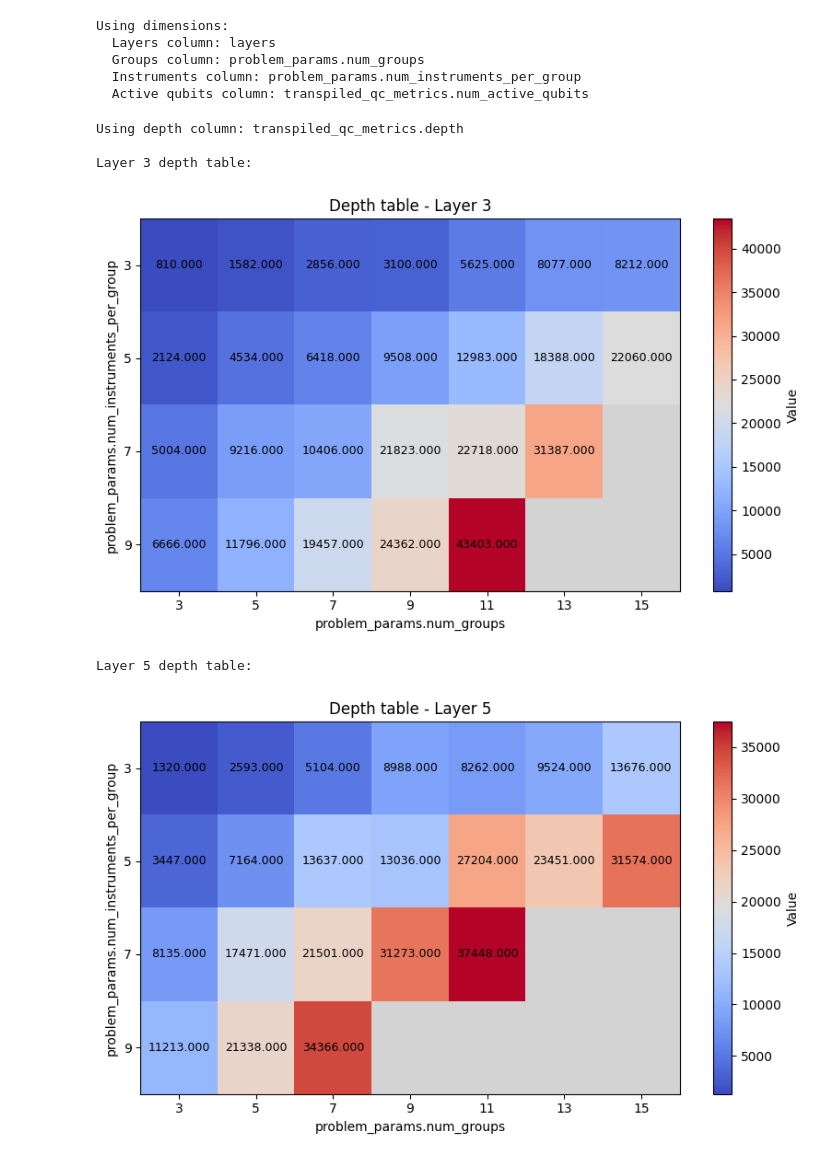
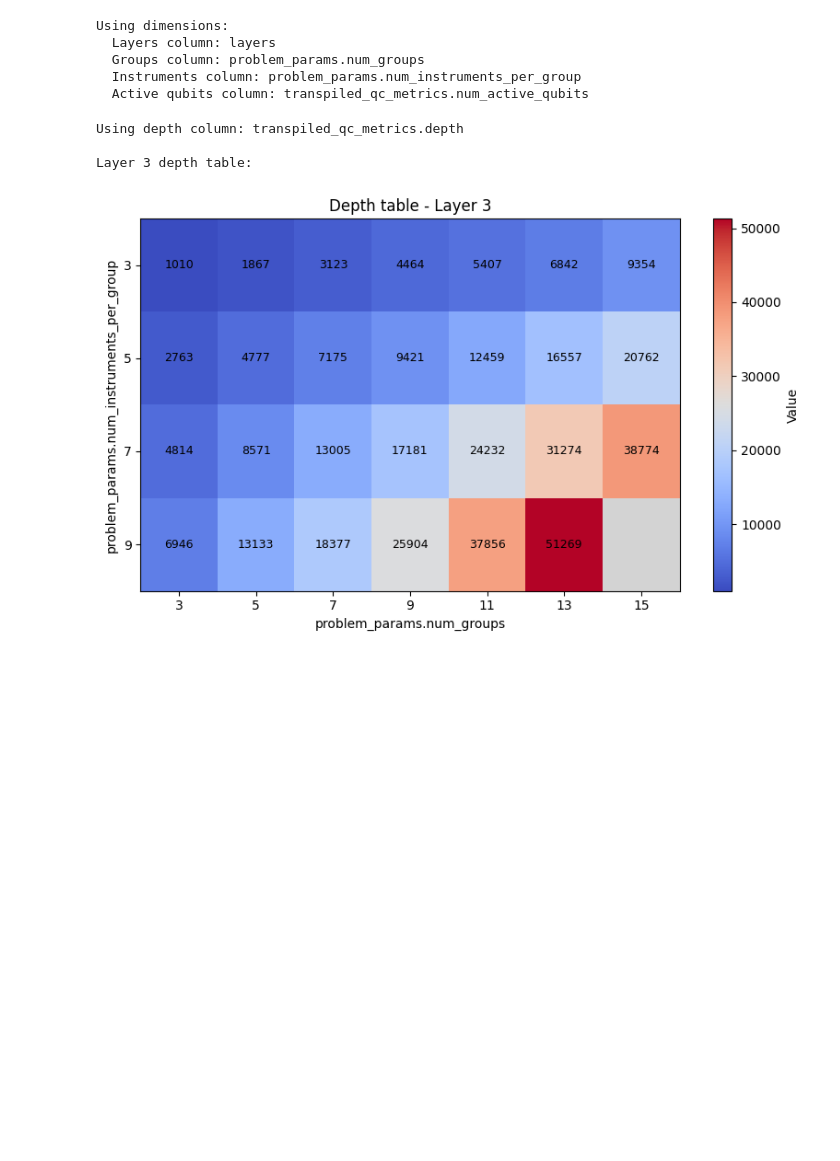
Before and after one commit to GibboSan/easy-q, a Jupyter notebook: quantum_optimization/experiments_automation/data_analysis.ipynb, the cells around one changed output. Saved outputs shown, nothing was run; the diff lists cells and outputs as text; code cells hidden in the pictures; blank space fills up the shorter version.

```diff
--- a/quantum_optimization/experiments_automation/data_analysis.ipynb
+++ b/quantum_optimization/experiments_automation/data_analysis.ipynb
@@ -424,31 +424,29 @@ Using dimensions:
 # %%
 # Circuit depth
 
 print(f"\nUsing depth column: {depth_col}")
 tables_depth = tables_by_layer(
     df_merged,
-    value=depth_col,
+    value=mean_of(depth_col),
     layers_col=layers_col,
     groups_col=groups_col,
     instruments_col=instruments_col,
-    decimals=3,
+    decimals=0,
 )
 
 for layer in sorted(tables_depth.keys()):
     print(f"\nLayer {layer} depth table:")
     # print(tables_depth[layer])
     plot_layer_table_heatmap(
         tables_depth[layer],
         title=f"Depth table - Layer {layer}",
         decimals=0,
     )
 # %% [output]
 Using depth column: transpiled_qc_metrics.depth
 
 Layer 3 depth table:
-[figure, old version]
+[figure, new version]
-Layer 5 depth table:
-[figure, removed]
 # %%
 # Number of active qubits in the Clifford circuit
 
```
Also changed, not shown: parts of 4 cells of this notebook, 3 other files.
